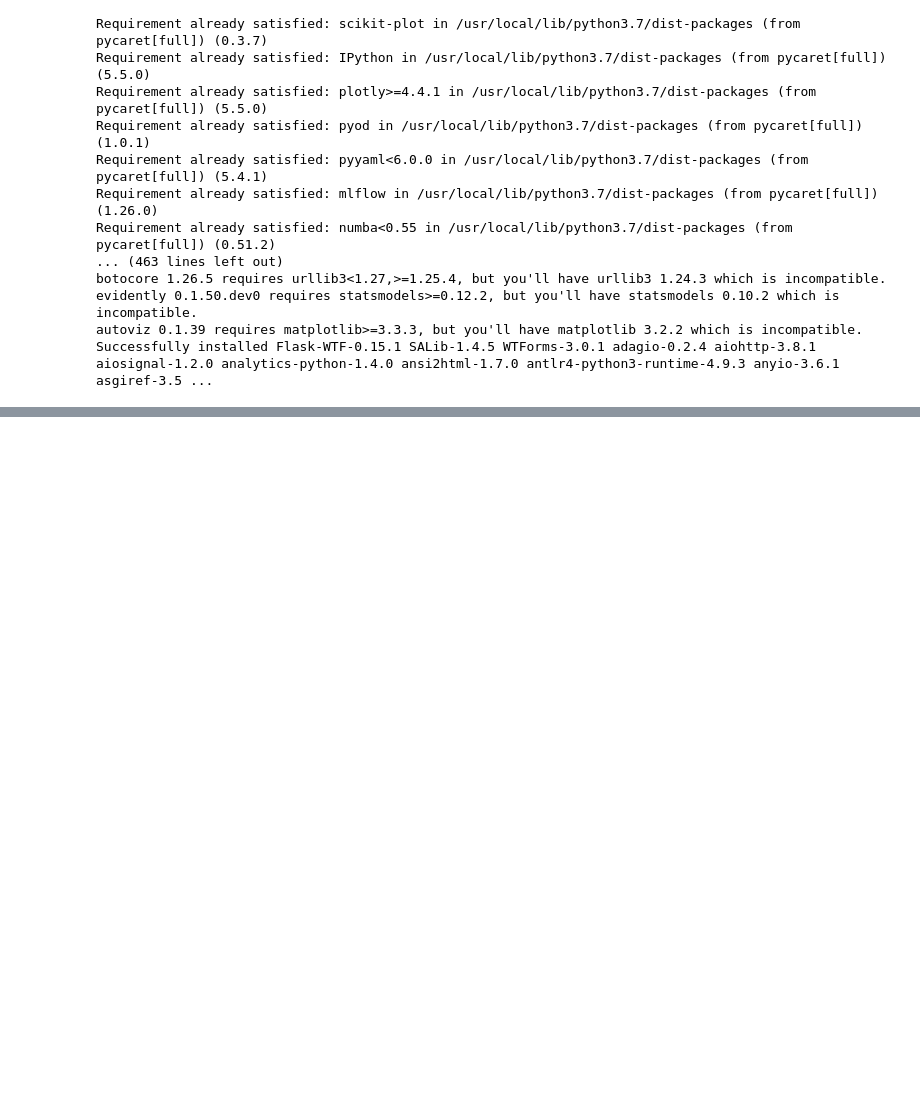
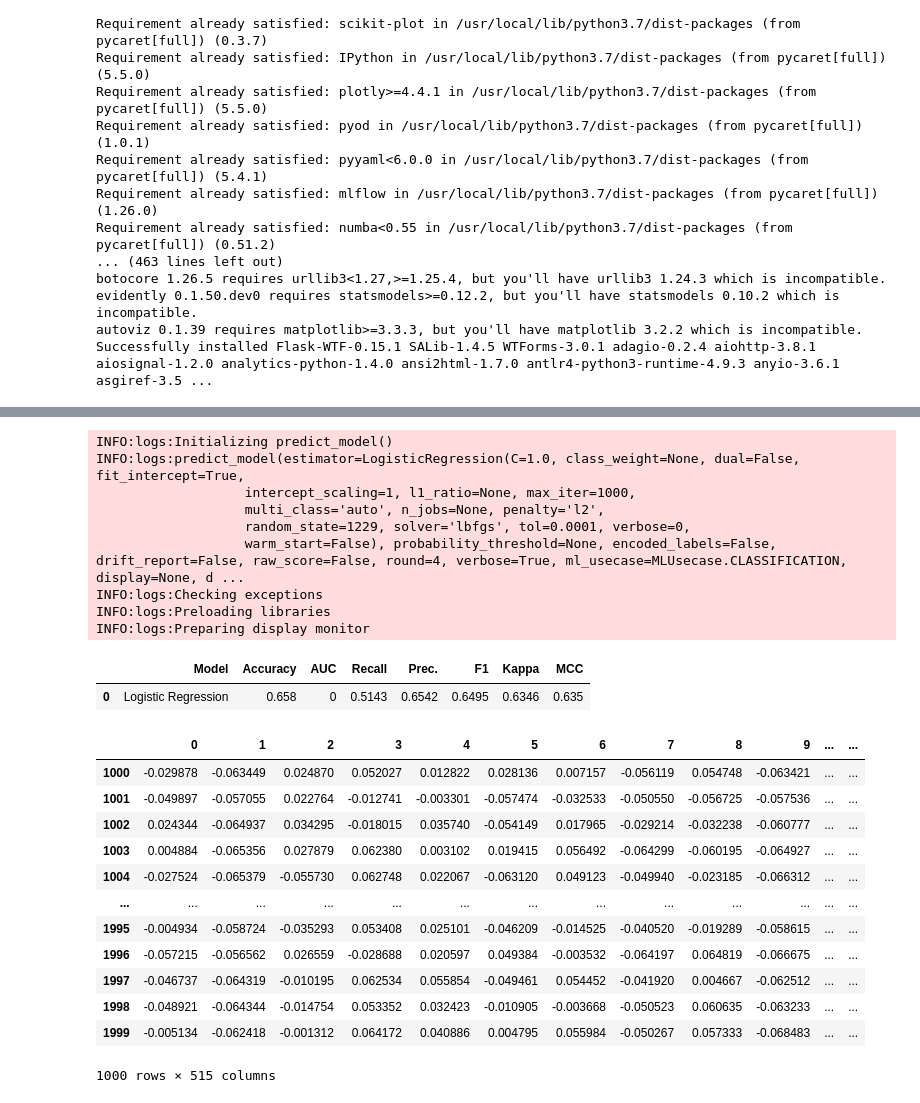
Before and after one commit to chi-yan/notebooks, a Jupyter notebook: Classifier_builder_with_PyCaret.ipynb, the cells around one changed output, grey strips where cells are left out. Cells and saved outputs as stored; diff of their text form; code cells hidden in the pictures; blank space fills up the shorter version.

```diff
--- a/Classifier_builder_with_PyCaret.ipynb
+++ b/Classifier_builder_with_PyCaret.ipynb
@@ -283,0 +276,2 @@ INFO:logs:Cross validating with StratifiedKFold(n_splits=10, random_state=None,
+# %%
+lr = create_model('lr', fold =10)
@@ -283,0 +328,2 @@ INFO:logs:Cross validating with StratifiedKFold(n_splits=10, random_state=None,
+# %%
+final_model = finalize_model(lr)
@@ -283,0 +348,28 @@ INFO:logs:Cross validating with StratifiedKFold(n_splits=10, random_state=None,
+# %%
+unseen_predictions = predict_model(final_model, data=data[1000:2000])
+unseen_predictions
+# %% [output]
+INFO:logs:Initializing predict_model()
+INFO:logs:predict_model(estimator=LogisticRegression(C=1.0, class_weight=None, dual=False, fit_intercept=True,
+                   intercept_scaling=1, l1_ratio=None, max_iter=1000,
+                   multi_class='auto', n_jobs=None, penalty='l2',
+                   random_state=1229, solver='lbfgs', tol=0.0001, verbose=0,
+                   warm_start=False), probability_threshold=None, encoded_labels=False, drift_report=False, raw_score=False, round=4, verbose=True, ml_usecase=MLUsecase.CLASSIFICATION, display=None, d ...
+INFO:logs:Checking exceptions
+INFO:logs:Preloading libraries
+INFO:logs:Preparing display monitor
+|  | Model | Accuracy | AUC | Recall | Prec. | F1 | Kappa | MCC |
+| 0 | Logistic Regression | 0.658 | 0 | 0.5143 | 0.6542 | 0.6495 | 0.6346 | 0.635 |
+|  | 0 | 1 | 2 | 3 | 4 | 5 | 6 | 7 | 8 | 9 | ... | ... |
+| 1000 | -0.029878 | -0.063449 | 0.024870 | 0.052027 | 0.012822 | 0.028136 | 0.007157 | -0.056119 | 0.054748 | -0.063421 | ... | ... |
+| 1001 | -0.049897 | -0.057055 | 0.022764 | -0.012741 | -0.003301 | -0.057474 | -0.032533 | -0.050550 | -0.056725 | -0.057536 | ... | ... |
+| 1002 | 0.024344 | -0.064937 | 0.034295 | -0.018015 | 0.035740 | -0.054149 | 0.017965 | -0.029214 | -0.032238 | -0.060777 | ... | ... |
+| 1003 | 0.004884 | -0.065356 | 0.027879 | 0.062380 | 0.003102 | 0.019415 | 0.056492 | -0.064299 | -0.060195 | -0.064927 | ... | ... |
+| 1004 | -0.027524 | -0.065379 | -0.055730 | 0.062748 | 0.022067 | -0.063120 | 0.049123 | -0.049940 | -0.023185 | -0.066312 | ... | ... |
+| ... | ... | ... | ... | ... | ... | ... | ... | ... | ... | ... | ... | ... |
+| 1995 | -0.004934 | -0.058724 | -0.035293 | 0.053408 | 0.025101 | -0.046209 | -0.014525 | -0.040520 | -0.019289 | -0.058615 | ... | ... |
+| 1996 | -0.057215 | -0.056562 | 0.026559 | -0.028688 | 0.020597 | 0.049384 | -0.003532 | -0.064197 | 0.064819 | -0.066675 | ... | ... |
+| 1997 | -0.046737 | -0.064319 | -0.010195 | 0.062534 | 0.055854 | -0.049461 | 0.054452 | -0.041920 | 0.004667 | -0.062512 | ... | ... |
+| 1998 | -0.048921 | -0.064344 | -0.014754 | 0.053352 | 0.032423 | -0.010905 | -0.003668 | -0.050523 | 0.060635 | -0.063233 | ... | ... |
+| 1999 | -0.005134 | -0.062418 | -0.001312 | 0.064172 | 0.040886 | 0.004795 | 0.055984 | -0.050267 | 0.057333 | -0.068483 | ... | ... |
+1000 rows × 515 columns
```
Also changed, not shown: parts of 14 cells of this notebook.
